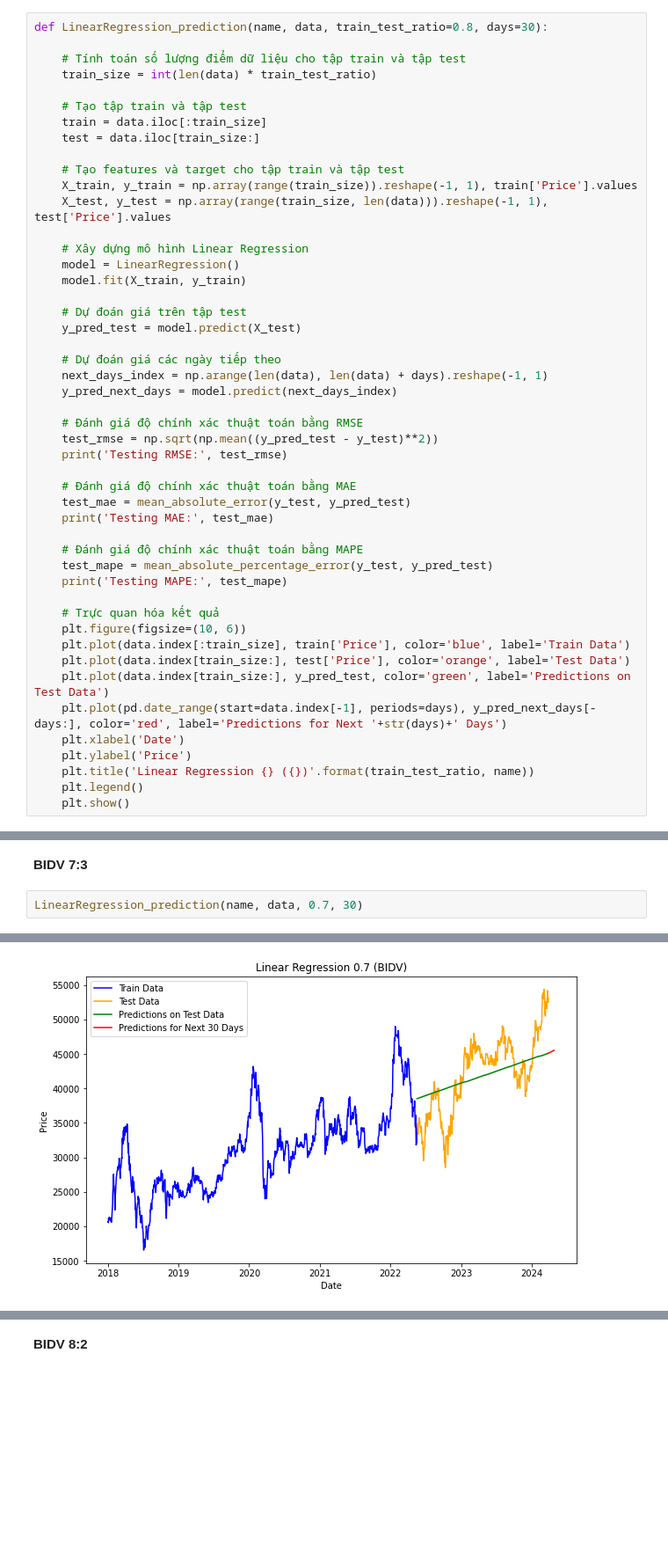
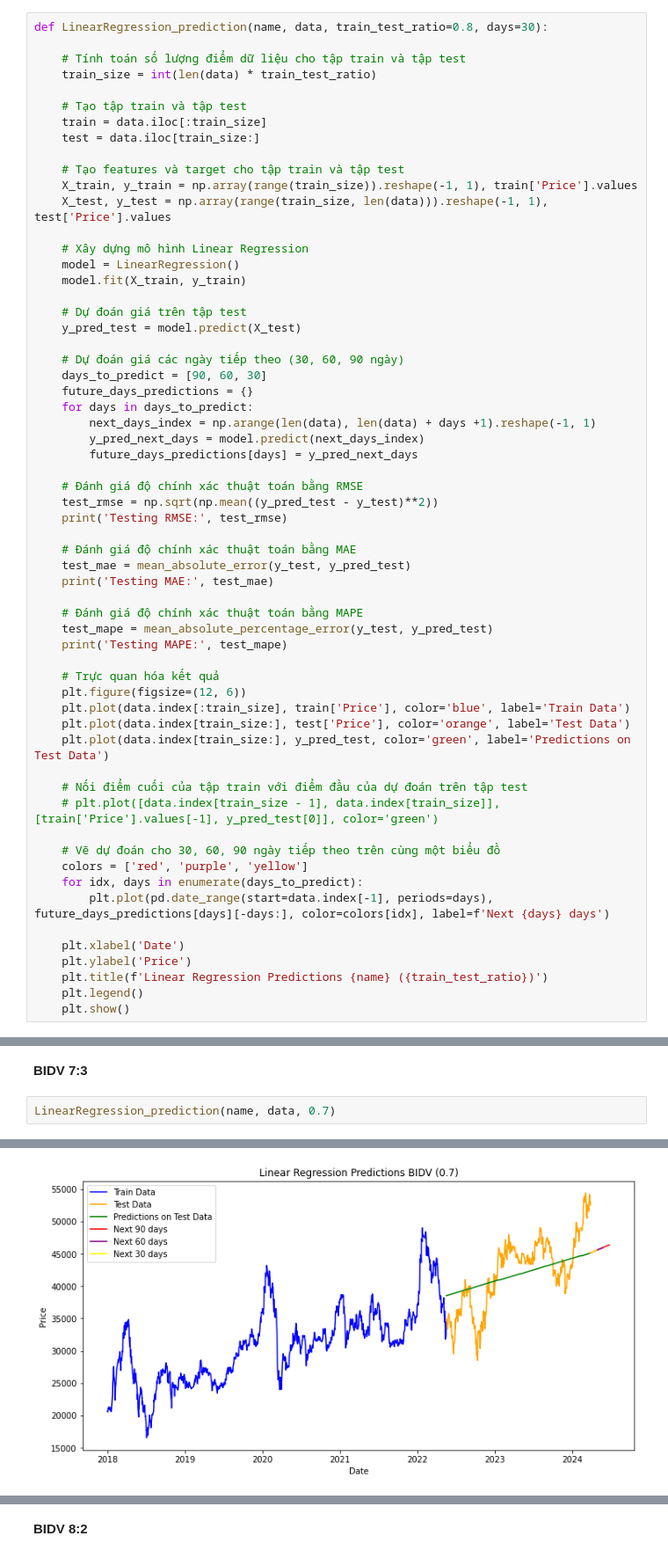
Before and after one commit to Duonglthuy1204/IS403_O21_16, a Jupyter notebook: Model/Linear Regression.ipynb, the cells around one changed output, grey strips where cells are left out. Shown at 88% size. Saved outputs shown, nothing was run; the diff lists cells and outputs as text; blank space fills up the shorter version.

```diff
--- a/Model/Linear Regression.ipynb
+++ b/Model/Linear Regression.ipynb
@@ -56,9 +56,13 @@ def LinearRegression_prediction(name, data, train_test_ratio=0.8, days=30):
     # Dự đoán giá trên tập test
     y_pred_test = model.predict(X_test)
 
-    # Dự đoán giá các ngày tiếp theo
-    next_days_index = np.arange(len(data), len(data) + days).reshape(-1, 1)
-    y_pred_next_days = model.predict(next_days_index)
+    # Dự đoán giá các ngày tiếp theo (30, 60, 90 ngày)
+    days_to_predict = [90, 60, 30]
+    future_days_predictions = {}
+    for days in days_to_predict:
+        next_days_index = np.arange(len(data), len(data) + days +1).reshape(-1, 1)
+        y_pred_next_days = model.predict(next_days_index)
+        future_days_predictions[days] = y_pred_next_days
 
     # Đánh giá độ chính xác thuật toán bằng RMSE
     test_rmse = np.sqrt(np.mean((y_pred_test - y_test)**2))
@@ -73,14 +77,22 @@ def LinearRegression_prediction(name, data, train_test_ratio=0.8, days=30):
     print('Testing MAPE:', test_mape)
 
     # Trực quan hóa kết quả
-    plt.figure(figsize=(10, 6))
+    plt.figure(figsize=(12, 6))
     plt.plot(data.index[:train_size], train['Price'], color='blue', label='Train Data')
     plt.plot(data.index[train_size:], test['Price'], color='orange', label='Test Data')
     plt.plot(data.index[train_size:], y_pred_test, color='green', label='Predictions on Test Data')
-    plt.plot(pd.date_range(start=data.index[-1], periods=days), y_pred_next_days[-days:], color='red', label='Predictions for Next '+str(days)+' Days')
+
+    # Nối điểm cuối của tập train với điểm đầu của dự đoán trên tập test
+    # plt.plot([data.index[train_size - 1], data.index[train_size]], [train['Price'].values[-1], y_pred_test[0]], color='green')
+
+    # Vẽ dự đoán cho 30, 60, 90 ngày tiếp theo trên cùng một biểu đồ
+    colors = ['red', 'purple', 'yellow']
+    for idx, days in enumerate(days_to_predict):
+        plt.plot(pd.date_range(start=data.index[-1], periods=days), future_days_predictions[days][-days:], color=colors[idx], label=f'Next {days} days')
+
     plt.xlabel('Date')
     plt.ylabel('Price')
-    plt.title('Linear Regression {} ({})'.format(train_test_ratio, name))
+    plt.title(f'Linear Regression Predictions {name} ({train_test_ratio})')
     plt.legend()
     plt.show()
 # %% [markdown]
@@ -93,9 +103,9 @@ name = 'BIDV'
 # %% [markdown]
 **BIDV 7:3**
 # %%
-LinearRegression_prediction(name, data, 0.7, 30)
+LinearRegression_prediction(name, data, 0.7)
 # %% [output]
 Testing RMSE: 4163.263583901842
 Testing MAE: 3495.940685668715
 Testing MAPE: 8.636873885517279
-[figure, old version]
+[figure, new version]
```
Also changed, not shown: parts of 55 cells of this notebook, 4 other files.
